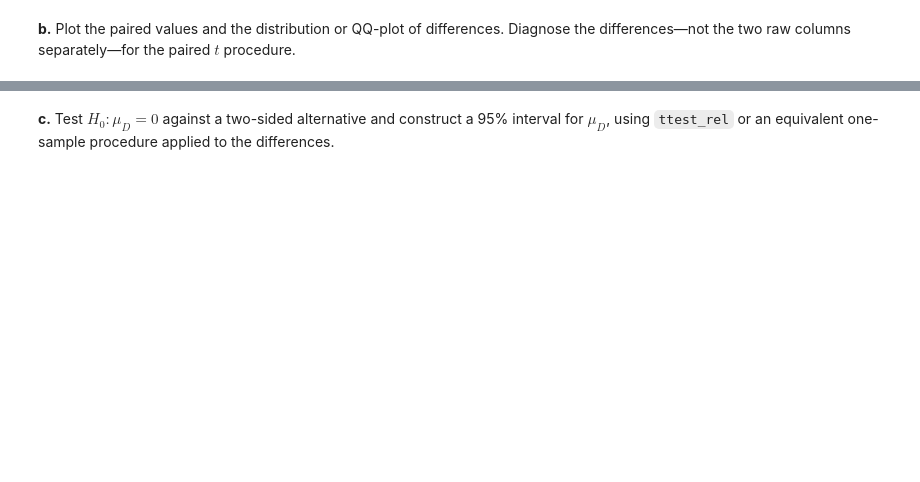
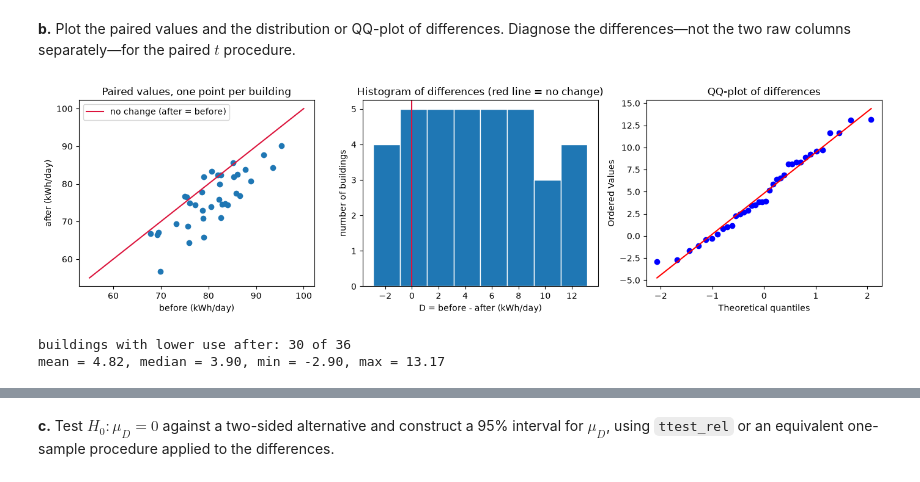
Before and after one commit to sebinko/STA1_26, a Jupyter notebook: Assignment4/assignment_4.ipynb, the cells around one changed output, grey strips where cells are left out. Saved outputs shown, nothing was run; the diff lists cells and outputs as text; code cells hidden in the pictures; blank space fills up the shorter version.

```diff
--- a/Assignment4/assignment_4.ipynb
+++ b/Assignment4/assignment_4.ipynb
@@ -112,4 +137,15 @@ Complete the following tasks:
 # %% [markdown]
 **a.** Explain the observational unit and why the rows form genuine pairs. Create the difference column and report its mean, standard deviation, and standard error.
 # %%
-# TODO
+energy["D"] = energy["before_kwh_day"] - energy["after_kwh_day"]
+D = energy["D"]
+
+n = len(D)
+mean_D = D.mean()
+sd_D = D.std()
+se_D = sd_D / np.sqrt(n)
+
+print(f"n = {n}")
+print(f"mean of D = {mean_D:.2f} kWh/day")
+print(f"SD of D   = {sd_D:.2f} kWh/day")
+print(f"SE of D   = {se_D:.2f} kWh/day")
@@ -118,5 +163,31 @@ Complete the following tasks:
 # %% [markdown]
 **b.** Plot the paired values and the distribution or QQ-plot of differences. Diagnose the differences—not the two raw columns separately—for the paired $t$ procedure.
 # %%
-# TODO
+fig, axes = plt.subplots(1, 3, figsize=(14, 4))
+
+axes[0].scatter(energy["before_kwh_day"], energy["after_kwh_day"])
+axes[0].plot([55, 100], [55, 100], color="crimson", label="no change (after = before)")
+axes[0].set_title("Paired values, one point per building")
+axes[0].set_xlabel("before (kWh/day)")
+axes[0].set_ylabel("after (kWh/day)")
+axes[0].legend()
+
+axes[1].hist(D, bins=8, edgecolor="white")
+axes[1].axvline(0, color="crimson")
+axes[1].set_title("Histogram of differences (red line = no change)")
+axes[1].set_xlabel("D = before - after (kWh/day)")
+axes[1].set_ylabel("number of buildings")
+
+stats.probplot(D, plot=axes[2])
+axes[2].set_title("QQ-plot of differences")
+
+plt.tight_layout()
+plt.show()
+
+print(f"buildings with lower use after: {(D > 0).sum()} of {n}")
+print(f"mean = {mean_D:.2f}, median = {D.median():.2f}, min = {D.min():.2f}, max = {D.max():.2f}")
+# %% [output]
+[figure, added]
+buildings with lower use after: 30 of 36
+mean = 4.82, median = 3.90, min = -2.90, max = 13.17
 # %% [markdown]
```
Also changed, not shown: parts of 8 cells of this notebook.
